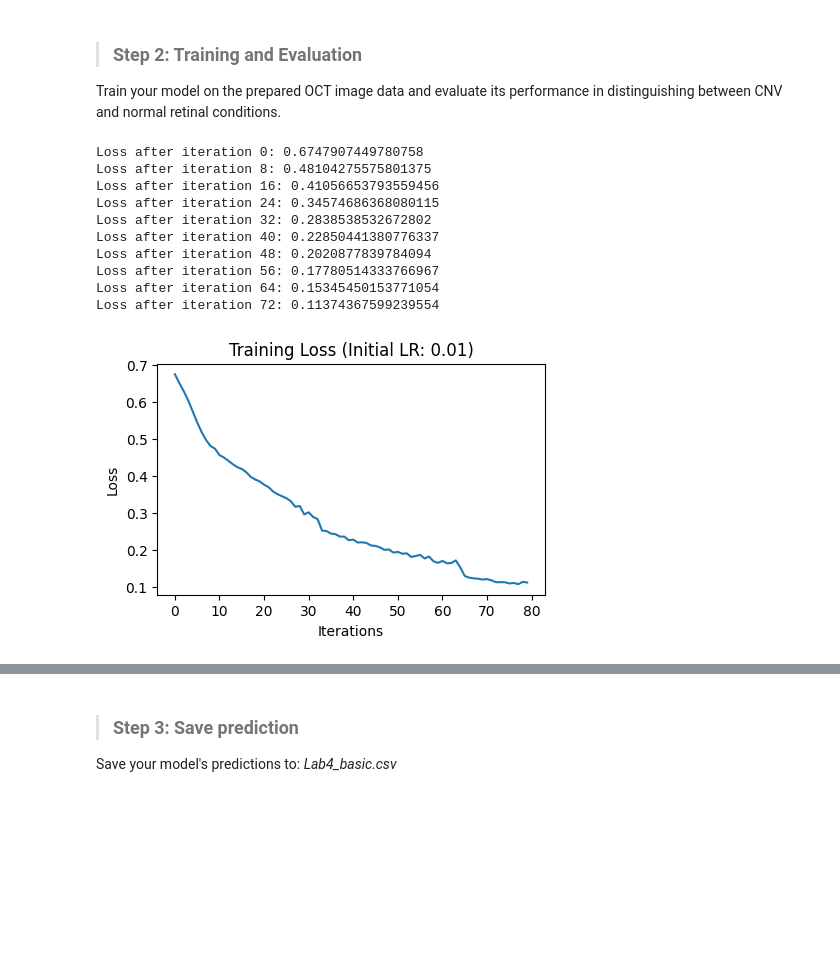
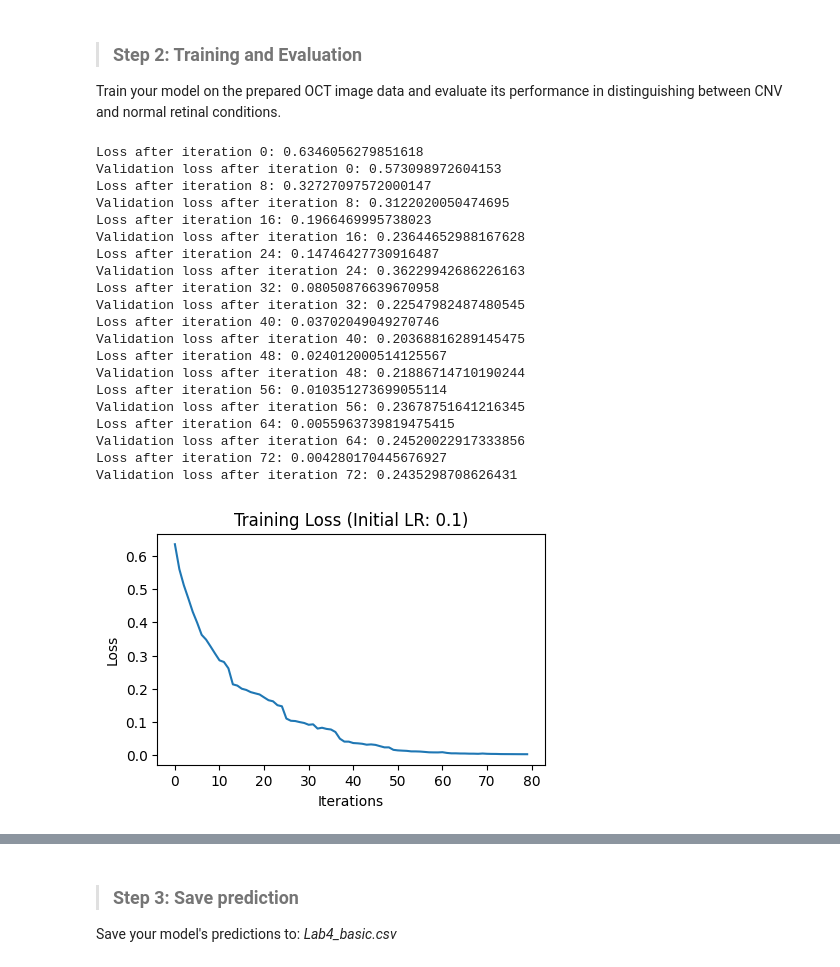
Before and after one commit to liuutin9/Introduction_to_Machine_Learning, a Jupyter notebook: Lab4/Lab4.ipynb, the cells around one changed output, grey strips where cells are left out. Cells and saved outputs as stored; diff of their text form; code cells hidden in the pictures; blank space fills up the shorter version.

```diff
--- a/Lab4/Lab4.ipynb
+++ b/Lab4/Lab4.ipynb
@@ -1552,13 +1552,16 @@ def train_model(model, X_train, Y_train, learning_rate, num_iterations, batch_si
                 # y_pred = np.argmax(y_pred, axis=1)
                 # val_info = f1_score(y_true, y_pred, average='macro')
                 # predictionLoss.append(val_info)
+            elif model.loss_function == 'cross_entropy' and model.activation_functions[-1] == "sigmoid":
+                val_info = compute_BCE_loss(Y_pred, Y_val)
+                predictionLoss.append(val_info)
         ### END CODE HERE ###
 
         # Print loss
         if print_loss and i % print_freq == 0:
             print(f"Loss after iteration {i}: {epoch_loss}")
             if X_val is not None and Y_val is not None:
-                print(f"Validation f1_macro score after iteration {i}: {val_info}")
+                print(f"Validation loss after iteration {i}: {val_info}")
 
         # Store history
         if i % 100 == 0:
@@ -1737,37 +1740,47 @@ Train your model on the prepared OCT image data and evaluate its performance in
 # %%
 ### START CODE HERE ###
 loss_function = "cross_entropy"
 layers_dims = [784, 1568, 784, 196, 1]
 activation_fn = ['relu', 'relu', 'relu', 'sigmoid']
-learning_rate = 0.01
+learning_rate = 0.1
 num_iterations = 80
 print_loss = True
 print_freq = 8
-decrease_freq = 32
+decrease_freq = 12
 decrease_proportion = 0.7
 # You might need to use mini_batch to reduce training time in this part
 batch_size = 64
 
 model = Model(layers_dims, activation_fn, loss_function)
-model, losses, history = train_model(model, x_train, y_train, learning_rate, num_iterations, batch_size, print_loss, print_freq, decrease_freq, decrease_proportion)
+model, losses, history = train_model(model, x_train, y_train, learning_rate, num_iterations, batch_size, print_loss, print_freq, decrease_freq, decrease_proportion, x_val, y_val)
 ### END CODE HERE ###
 
 # Plot the loss
 plt.figure(figsize=(5, 3))
 plt.plot(losses)
 plt.xlabel('Iterations')
 plt.ylabel('Loss')
 plt.title(f'Training Loss (Initial LR: {learning_rate})')
 plt.show()
 # %% [output]
-Loss after iteration 0: 0.6747907449780758
-Loss after iteration 8: 0.48104275575801375
-Loss after iteration 16: 0.41056653793559456
-Loss after iteration 24: 0.34574686368080115
-Loss after iteration 32: 0.2838538532672802
-Loss after iteration 40: 0.22850441380776337
-Loss after iteration 48: 0.2020877839784094
-Loss after iteration 56: 0.17780514333766967
-Loss after iteration 64: 0.15345450153771054
-Loss after iteration 72: 0.11374367599239554
+Loss after iteration 0: 0.6346056279851618
+Validation loss after iteration 0: 0.573098972604153
+Loss after iteration 8: 0.32727097572000147
+Validation loss after iteration 8: 0.3122020050474695
+Loss after iteration 16: 0.1966469995738023
+Validation loss after iteration 16: 0.23644652988167628
+Loss after iteration 24: 0.14746427730916487
+Validation loss after iteration 24: 0.36229942686226163
+Loss after iteration 32: 0.08050876639670958
+Validation loss after iteration 32: 0.22547982487480545
+Loss after iteration 40: 0.03702049049270746
+Validation loss after iteration 40: 0.20368816289145475
+Loss after iteration 48: 0.024012000514125567
+Validation loss after iteration 48: 0.21886714710190244
+Loss after iteration 56: 0.010351273699055114
+Validation loss after iteration 56: 0.23678751641216345
+Loss after iteration 64: 0.0055963739819475415
+Validation loss after iteration 64: 0.24520022917333856
+Loss after iteration 72: 0.004280170445676927
+Validation loss after iteration 72: 0.2435298708626431
-[figure, old version]
+[figure, new version]
```
Also changed, not shown: parts of 7 cells of this notebook, 5 other files.
